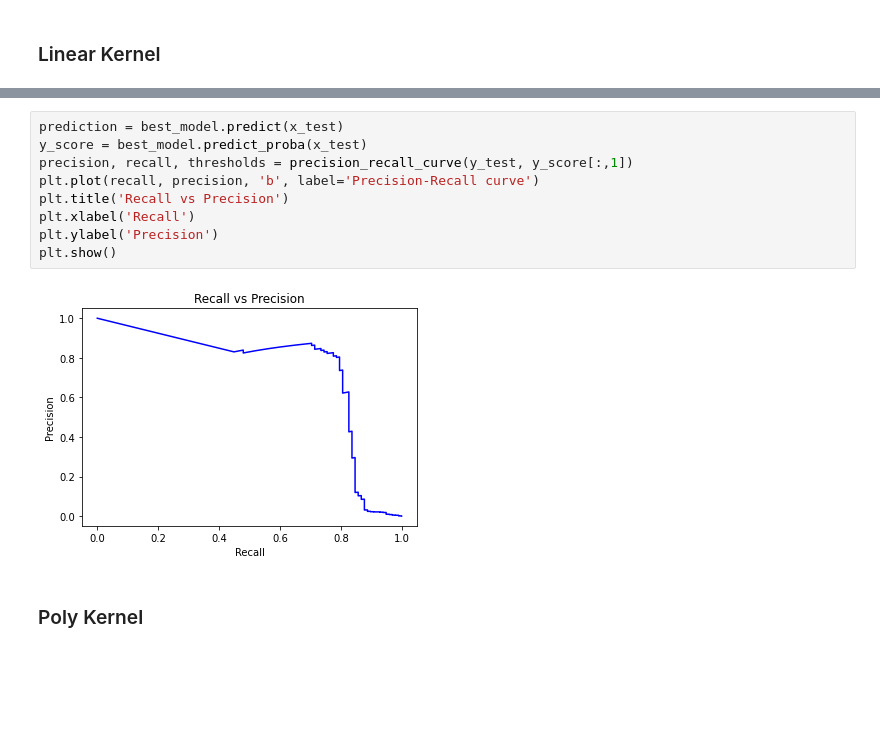
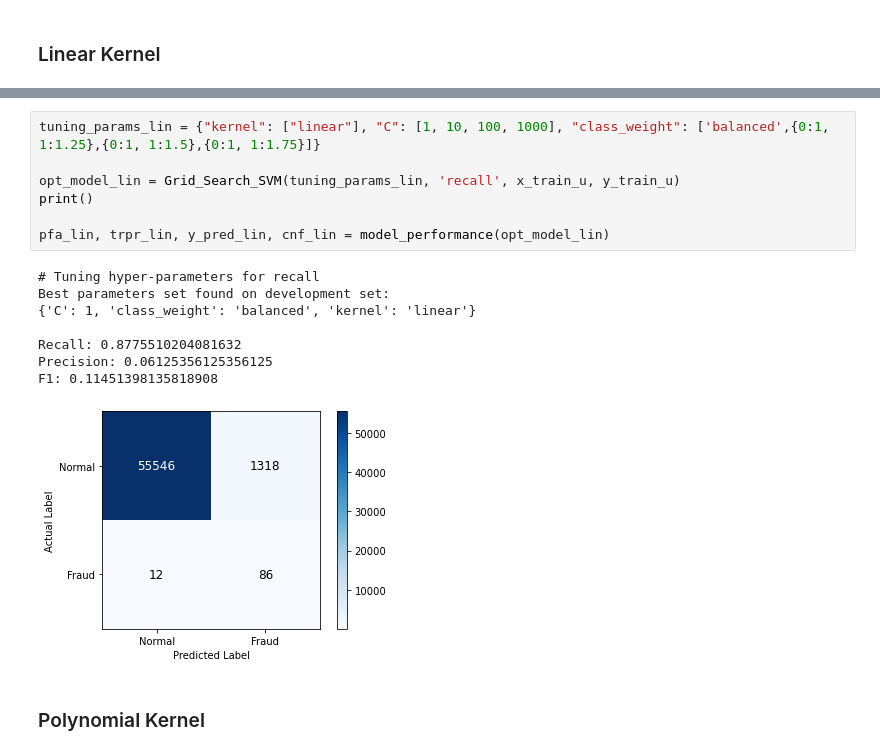
Before and after one commit to meuliano/ML_Credit_Card_Fraud_Detection, a Jupyter notebook: SVM.ipynb, the cells around one changed output, grey strips where cells are left out. Saved outputs shown, nothing was run; the diff lists cells and outputs as text; blank space fills up the shorter version.

```diff
--- a/SVM.ipynb
+++ b/SVM.ipynb
@@ -323,13 +136,18 @@ Base SVM Confusion Matrix tested on Test Set
-# %%
-prediction = best_model.predict(x_test)
-y_score = best_model.predict_proba(x_test)
-precision, recall, thresholds = precision_recall_curve(y_test, y_score[:,1])
-plt.plot(recall, precision, 'b', label='Precision-Recall curve')
-plt.title('Recall vs Precision')
-plt.xlabel('Recall')
-plt.ylabel('Precision')
-plt.show()
-# %% [output]
-[figure, removed]
+# %%
+tuning_params_lin = {"kernel": ["linear"], "C": [1, 10, 100, 1000], "class_weight": ['balanced',{0:1, 1:1.25},{0:1, 1:1.5},{0:1, 1:1.75}]}
+
+opt_model_lin = Grid_Search_SVM(tuning_params_lin, 'recall', x_train_u, y_train_u)
+print()
+
+pfa_lin, trpr_lin, y_pred_lin, cnf_lin = model_performance(opt_model_lin)
+# %% [output]
+# Tuning hyper-parameters for recall
+Best parameters set found on development set:
+{'C': 1, 'class_weight': 'balanced', 'kernel': 'linear'}
+
+Recall: 0.8775510204081632
+Precision: 0.06125356125356125
+F1: 0.11451398135818908
+[figure, added]
 # %% [markdown]
-### Poly Kernel
+### Polynomial Kernel
```
Also changed, not shown: parts of 30 cells of this notebook.
